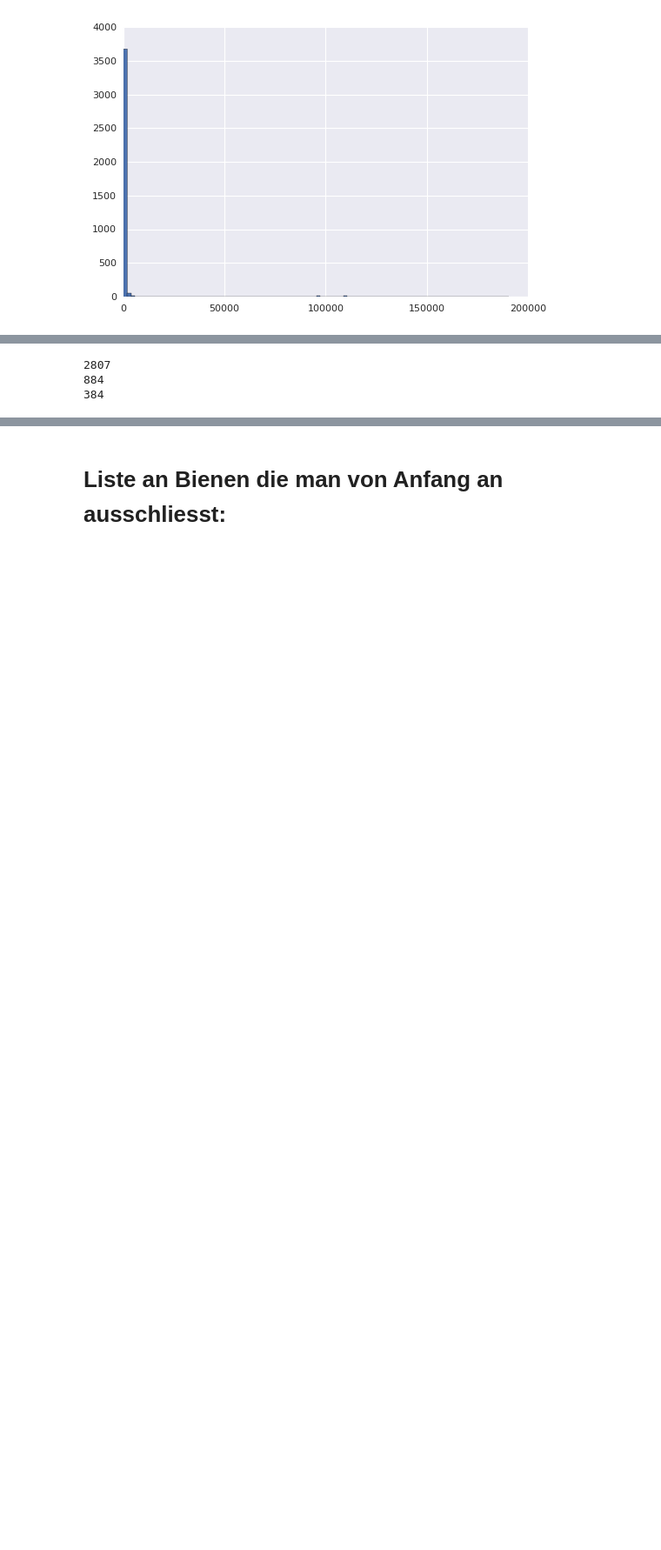
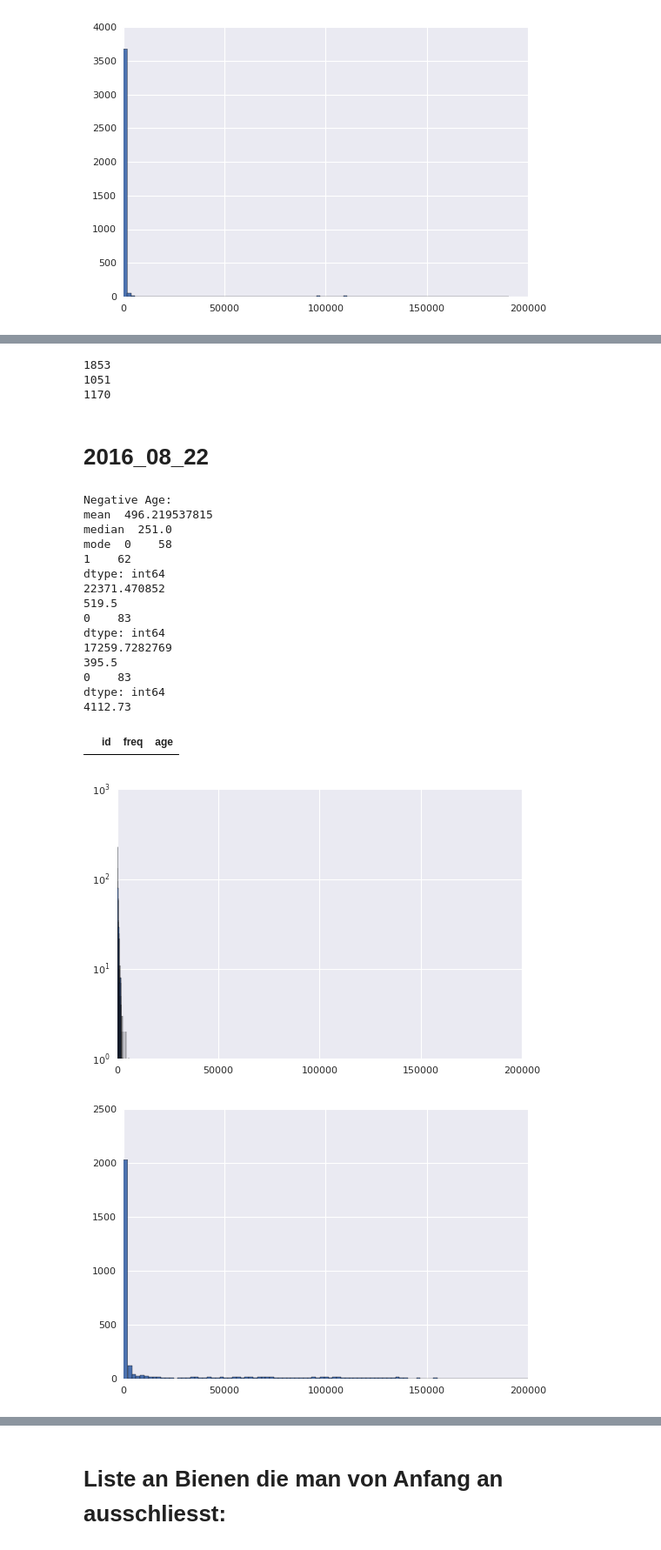
Before and after one commit to aschle/bees-sna, a Jupyter notebook: bib/FrequencyDistributionIDS.ipynb, the cells around one changed output, grey strips where cells are left out. Shown: that part at 87% size. Cells and saved outputs as stored; diff of their text form; code cells hidden in the pictures; blank space fills up the shorter version.

```diff
--- a/bib/FrequencyDistributionIDS.ipynb
+++ b/bib/FrequencyDistributionIDS.ipynb
@@ -368,9 +453,9 @@ dtype: int64
 # %%
-print(len(f.query('age >= 0 & freq < 2135')))
-print(len(f.query('age < 0 & freq < 2135')))
-print(len(f.query('freq >= 2135')))
+print(len(f.query('age >= 0 & freq < 5184')))
+print(len(f.query('age < 0 & freq < 5184')))
+print(len(f.query('freq >= 5184')))
 # %% [output]
-2807
-884
-384
+1853
+1051
+1170
 # %%
@@ -377,0 +463,32 @@ f.query('freq >= 2135').id.to_csv('IDlist_2016-09-02_95conf_24h.csv')
+# %% [markdown]
+# 2016_08_22
+# %%
+f = pd.read_csv("ID_frequencies_2016-08-22_95conf_24h.csv", header=None, names=['id', 'freq'])
+
+start_dt1 = datetime.datetime.strptime("2016-08-22", "%Y-%m-%d").replace(tzinfo=pytz.UTC)
+
+addAge(f, start_dt1)
+f= plotHist(f, ex)
+
+print(np.percentile(f[f.age < 0].freq, q=99))
+
+f.query('age < 0 & freq > 10000')
+# %% [output]
+Negative Age:
+mean  496.219537815
+median  251.0
+mode  0    58
+1    62
+dtype: int64
+22371.470852
+519.5
+0    83
+dtype: int64
+17259.7282769
+395.5
+0    83
+dtype: int64
+4112.73
+|  | id | freq | age |
+[figure, added]
+[figure, added]
```
Also changed, not shown: parts of 20 cells of this notebook.
